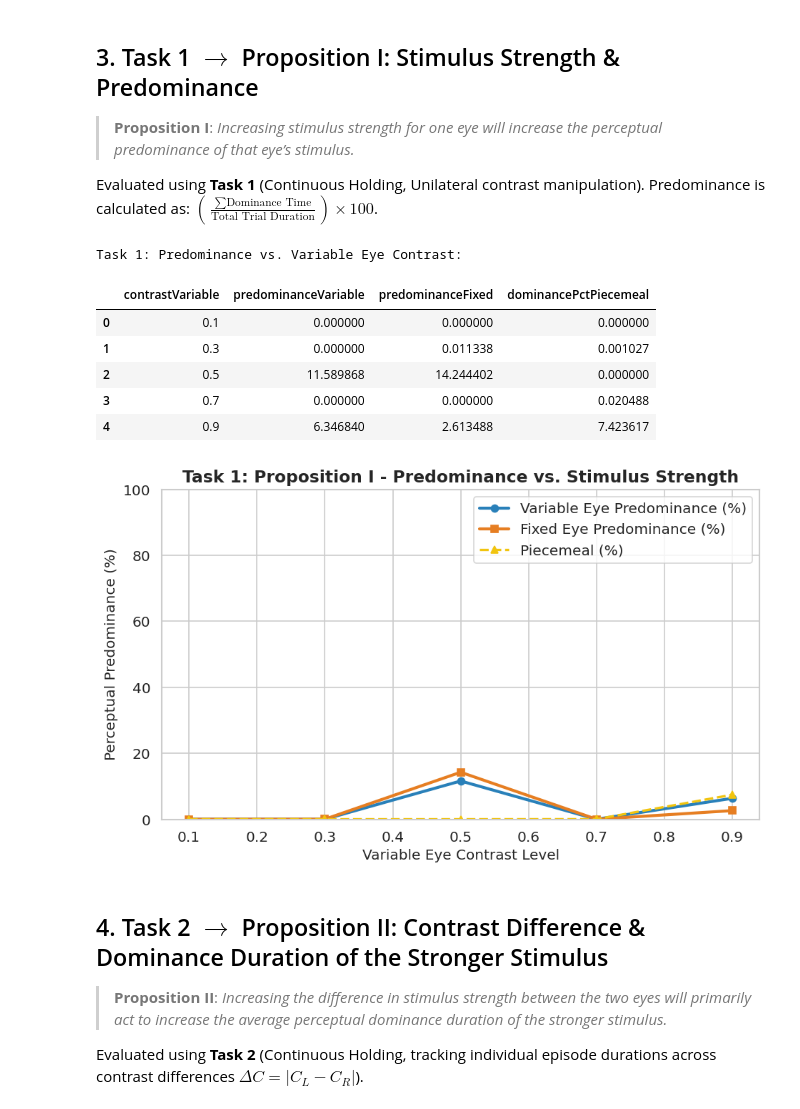
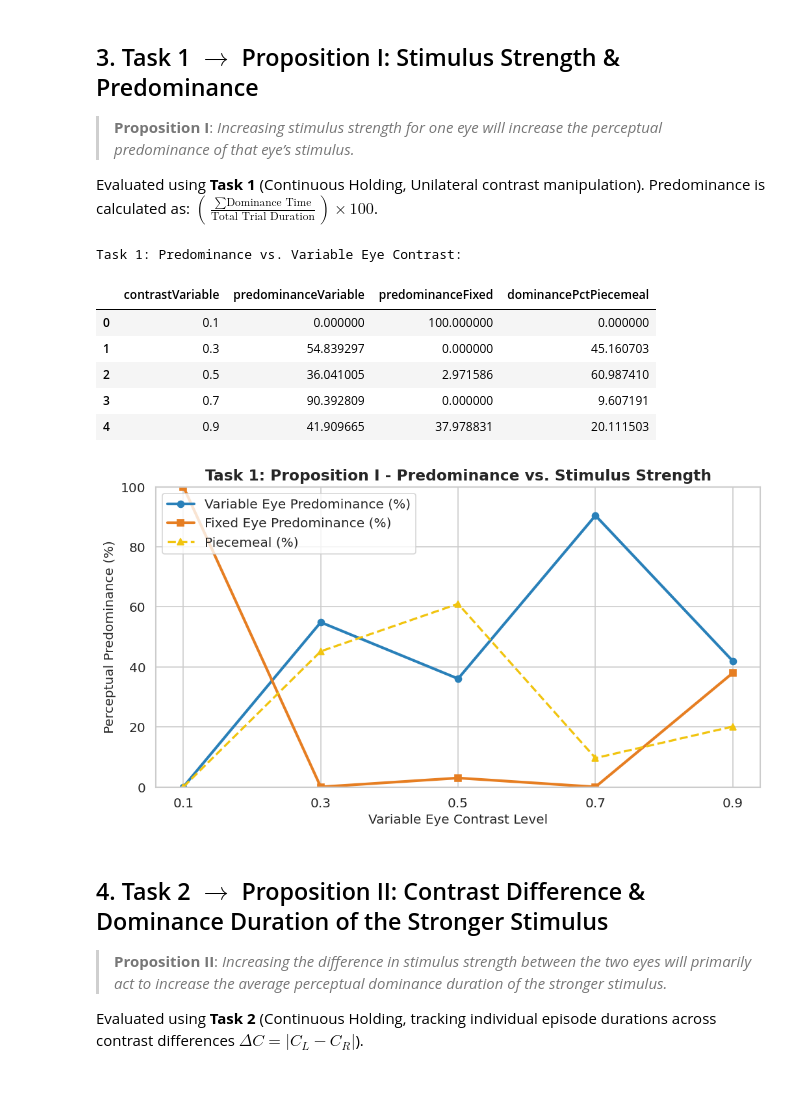
Before and after one commit to Its-Fate/vr-perceptual-experiment, a Jupyter notebook: Analysis/analysis.ipynb, the cells around one changed output. Cells and saved outputs as stored; diff of their text form; code cells hidden in the pictures.

```diff
--- a/Analysis/analysis.ipynb
+++ b/Analysis/analysis.ipynb
@@ -68,0 +75,7 @@ Tasks detected in dataset: [1]
+# %%
+# Separate rivalry and control trials here and to be used here on after for each task instead of the whole df
+rivalry_df = df[df["isControl"] == False].copy()
+print(f"Total trials: {len(df)}")
+print(f"Rivalry trials (isControl=False): {len(rivalry_df)}")
+print(f"Control trials excluded: {len(df) - len(rivalry_df)}")
+display(rivalry_df.groupby(["taskType", "isControl"]).size().reset_index(name="count"))
@@ -126,33 +116,34 @@ Evaluated using **Task 1** (Continuous Holding, Unilateral contrast manipulation
 Predominance is calculated as: $\left(\frac{\sum \text{Dominance Time}}{\text{Total Trial Duration}}\right) \times 100$.
 # %%
 if 'df' in locals() and not df.empty:
-    t1_df = df[df["taskType"] == 1]
+    t1_df = rivalry_df[rivalry_df["taskType"] == 1]
     if not t1_df.empty:
         summary_p1 = t1_df.groupby("contrastVariable")[["predominanceVariable", "predominanceFixed", "dominancePctPiecemeal"]].mean().reset_index()
         print("Task 1: Predominance vs. Variable Eye Contrast:")
         display(summary_p1)
 
-        plt.figure(figsize=(9, 5))
+        plt.figure(figsize=(10, 5))
         plt.plot(summary_p1["contrastVariable"], summary_p1["predominanceVariable"], marker="o", color="#2980b9", lw=2.5, label="Variable Eye Predominance (%)")
         plt.plot(summary_p1["contrastVariable"], summary_p1["predominanceFixed"], marker="s", color="#e67e22", lw=2.5, label="Fixed Eye Predominance (%)")
         plt.plot(summary_p1["contrastVariable"], summary_p1["dominancePctPiecemeal"], marker="^", color="#f1c40f", lw=2, linestyle="--", label="Piecemeal (%)")
         plt.title("Task 1: Proposition I - Predominance vs. Stimulus Strength", fontsize=14, fontweight="bold")
         plt.xlabel("Variable Eye Contrast Level", fontsize=12)
         plt.ylabel("Perceptual Predominance (%)", fontsize=12)
+        plt.xticks([0.1, 0.3, 0.5, 0.7, 0.9])
         plt.ylim(0, 100)
         plt.legend()
         plt.show()
     else:
         print("No Task 1 data loaded yet. Run Task 1 in Unity to populate this section.")
 # %% [output]
 Task 1: Predominance vs. Variable Eye Contrast:
 |  | contrastVariable | predominanceVariable | predominanceFixed | dominancePctPiecemeal |
-| 0 | 0.1 | 0.000000 | 0.000000 | 0.000000 |
-| 1 | 0.3 | 0.000000 | 0.011338 | 0.001027 |
-| 2 | 0.5 | 11.589868 | 14.244402 | 0.000000 |
-| 3 | 0.7 | 0.000000 | 0.000000 | 0.020488 |
-| 4 | 0.9 | 6.346840 | 2.613488 | 7.423617 |
+| 0 | 0.1 | 0.000000 | 100.000000 | 0.000000 |
+| 1 | 0.3 | 54.839297 | 0.000000 | 45.160703 |
+| 2 | 0.5 | 36.041005 | 2.971586 | 60.987410 |
+| 3 | 0.7 | 90.392809 | 0.000000 | 9.607191 |
+| 4 | 0.9 | 41.909665 | 37.978831 | 20.111503 |
-[figure, old version]
+[figure, new version]
 # %% [markdown]
 ## 4. Task 2 $\rightarrow$ Proposition II: Contrast Difference & Dominance Duration of the Stronger Stimulus
 
```
Also changed, not shown: parts of 9 cells of this notebook, 13 other files.
